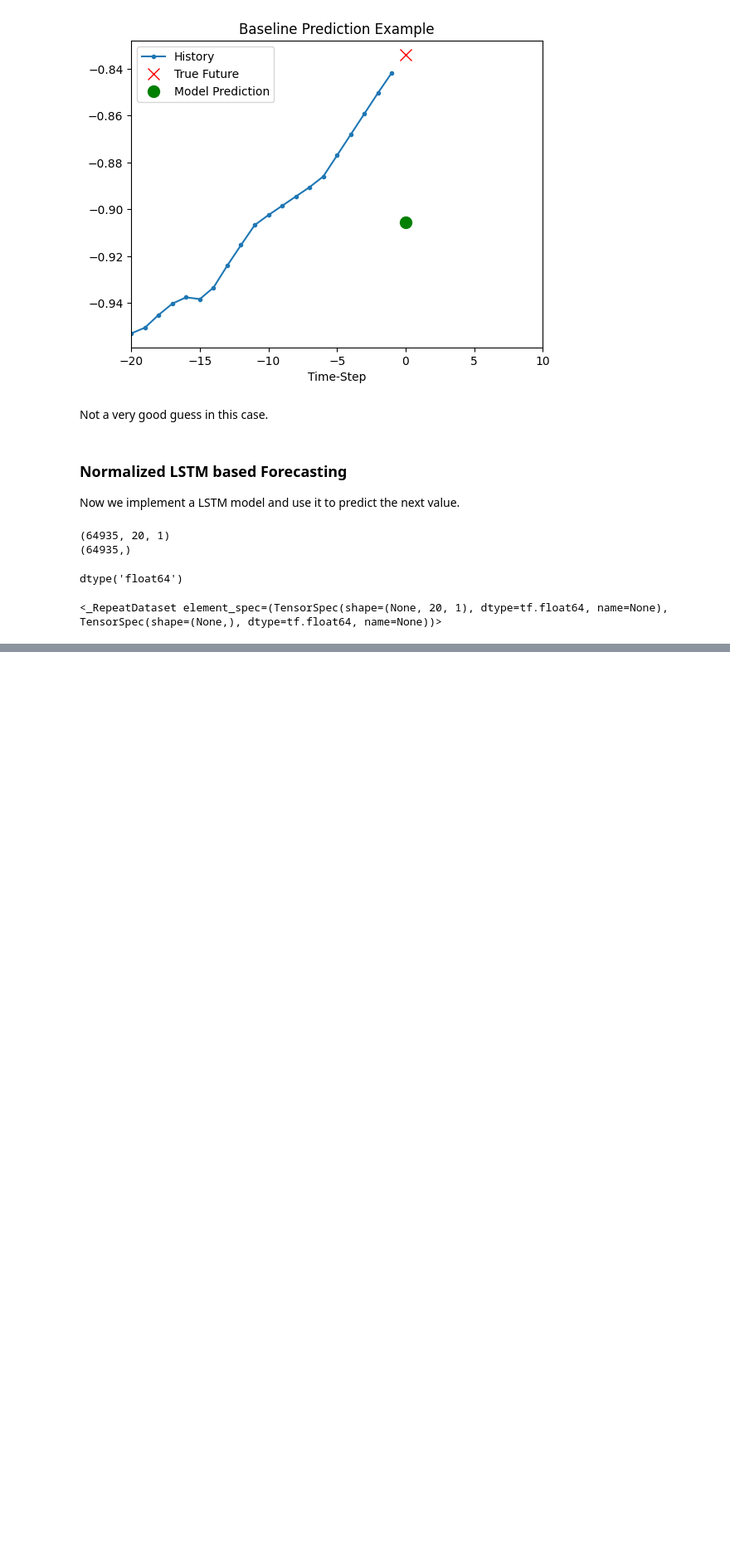
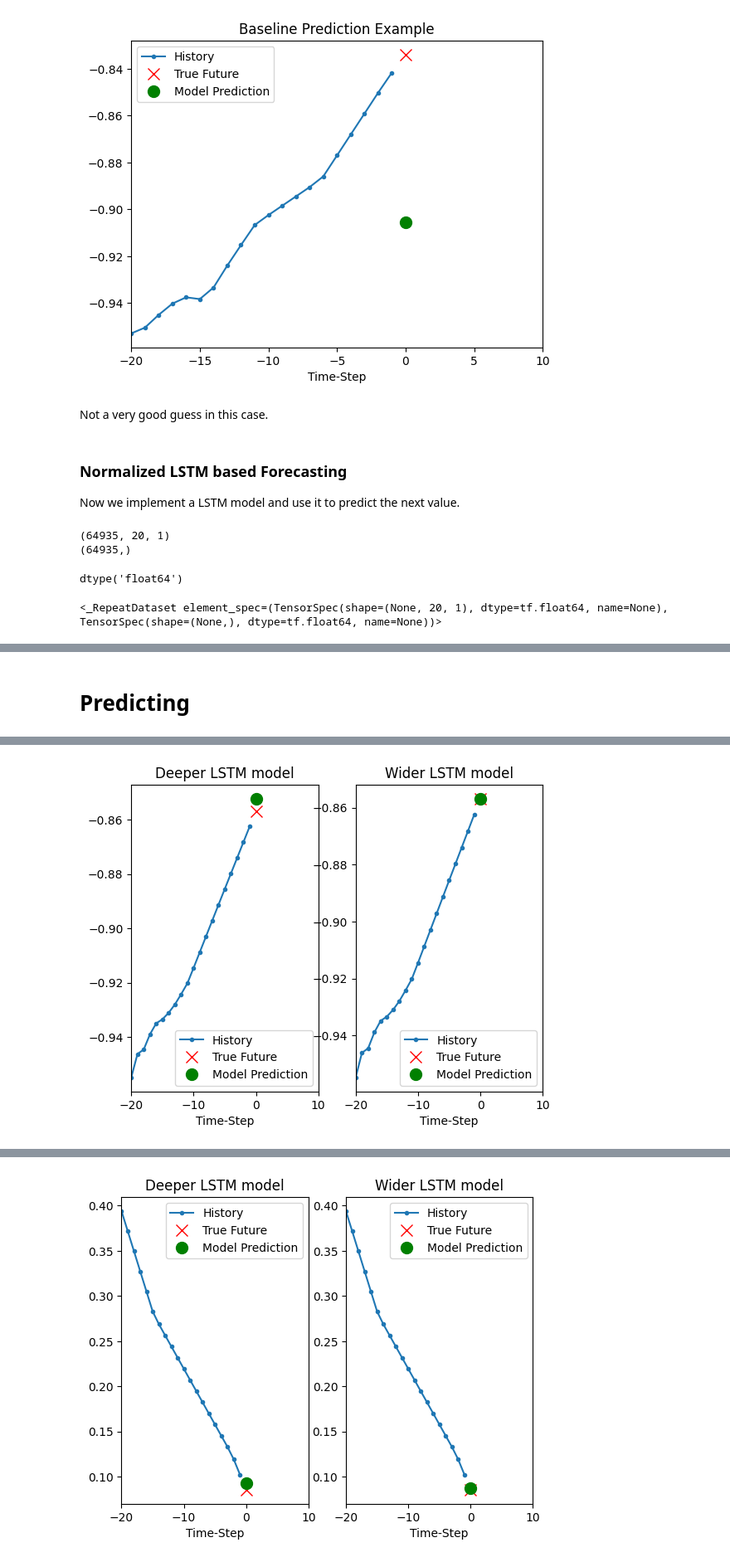
Before and after one commit to kallefrisk/Schoolwork, a Jupyter notebook: Python/DeepLearning/Recurrent_Neural_Net_Demonstration.ipynb, the cells around one changed output, grey strips where cells are left out. Shown at 83% size. Cells and saved outputs as stored; diff of their text form; code cells hidden in the pictures; blank space fills up the shorter version.

```diff
--- a/Python/DeepLearning/Recurrent_Neural_Net_Demonstration.ipynb
+++ b/Python/DeepLearning/Recurrent_Neural_Net_Demonstration.ipynb
@@ -245,0 +386,6 @@ Model: "sequential_2"
+# %%
+for x, y in val_univariate.take(1):
+    print(x.shape)
+    print(deeper_lstm_model.predict(x).shape)
+    print(wider_lstm_model.predict(x).shape)
+    print(y.shape)
@@ -245,0 +401,16 @@ Model: "sequential_2"
+# %%
+EVALUATION_INTERVAL_DEEPER = 1000
+EVALUATION_INTERVAL_WIDER = 2000
+EPOCHS = 10
+
+deeper_lstm_model.fit(train_univariate,
+                      epochs=EPOCHS,
+                      steps_per_epoch=EVALUATION_INTERVAL_DEEPER,
+                      validation_data=val_univariate,
+                      validation_steps=50)
+
+wider_lstm_model.fit(train_univariate,
+                      epochs=EPOCHS,
+                      steps_per_epoch=EVALUATION_INTERVAL_WIDER,
+                      validation_data=val_univariate,
+                      validation_steps=50)
@@ -245,0 +436,15 @@ Model: "sequential_2"
+# %% [markdown]
+# Predicting
+# %%
+for x, y in val_univariate.take(3):
+    fig, (ax1, ax2) = show_dual_plot([x[0].numpy(),
+                                      y[0].numpy(),
+                                      deeper_lstm_model.predict(x)[0]],
+                                      [x[0].numpy(),
+                                       y[0].numpy(),
+                                       wider_lstm_model.predict(x)[0]],
+                                      0,
+                                      'Deeper LSTM model',
+                                      'Wider LSTM model')
+    plt.show()
+# %% [output]
@@ -245,0 +453 @@ Model: "sequential_2"
+[figure, added]
@@ -245,0 +456 @@ Model: "sequential_2"
+[figure, added]
```
Also changed, not shown: parts of 16 cells of this notebook.
